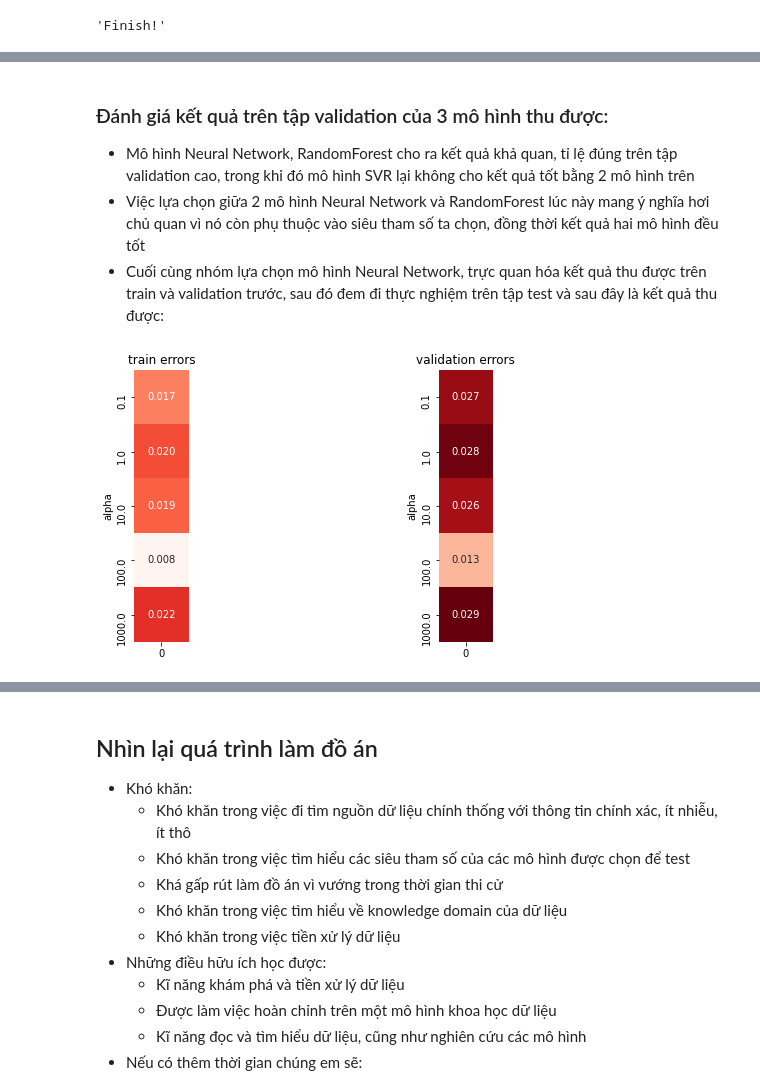
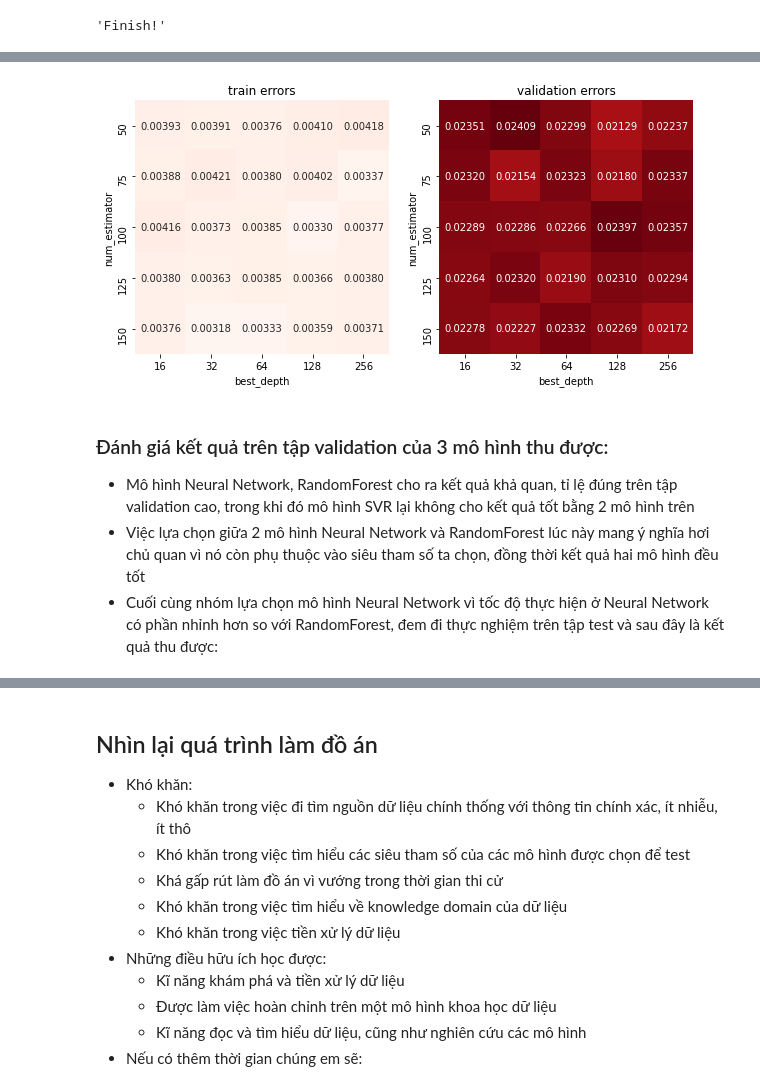
Before and after one commit to Sy-Pham/Final_DataScience_Project, a Jupyter notebook: Nutrients_Food_Analysis.ipynb, the cells around one changed output, grey strips where cells are left out. Saved outputs shown, nothing was run; the diff lists cells and outputs as text; code cells hidden in the pictures.

```diff
--- a/Nutrients_Food_Analysis.ipynb
+++ b/Nutrients_Food_Analysis.ipynb
@@ -487,6 +529,6 @@ print(best_val_err.round(3))
 - Sau khi có được mô hình, tạo full_pipeline3 gồm process_pipeline_full và mô hình RandomForestRegressor
 # %%
-random_forest = RandomForestRegressor(max_depth=2, random_state=0)
+random_forest = RandomForestRegressor()
 full_pipeline3 = make_pipeline(process_pipeline_full, random_forest)
 train_errs_3 = []
 val_errs_3 = []
@@ -533,27 +574,27 @@ print(best_val_err.round(3))
+# %%
+# Trực quan hóa kết quả
+train_errs_df = pd.DataFrame(data=np.array(train_errs_3).reshape(len(num_estimators), -1),
+                             index=num_estimators, columns=max_depths)
+val_errs_df = pd.DataFrame(data=np.array(val_errs_3).reshape(len(num_estimators), -1),
+                           index=num_estimators, columns=max_depths)
+min_err = min(min(train_errs_3), min(val_errs_3))
+max_err = max(max(train_errs_3), max(val_errs_3))
+plt.figure(figsize=(10, 5))
+plt.subplot(1, 2, 1)
+sns.heatmap(train_errs_df, vmin=min_err, vmax=max_err, square=True, annot=True,
+            cbar=False, fmt='.5f', cmap='Reds')
+plt.title('train errors'); plt.ylabel('num_estimator'); plt.xlabel('best_depth');
+plt.subplot(1, 2, 2)
+sns.heatmap(val_errs_df, vmin=min_err, vmax=max_err, square=True, annot=True,
+            cbar=False, fmt='.5f', cmap='Reds')
+plt.title('validation errors'); plt.ylabel('num_estimator'); plt.xlabel('best_depth');
+# %% [output]
+[figure, added]
 # %% [markdown]
 ### Đánh giá kết quả trên tập validation của 3 mô hình thu được:
 - Mô hình Neural Network, RandomForest cho ra kết quả khả quan, tỉ lệ đúng trên tập validation cao, trong khi đó mô hình SVR lại không cho kết quả tốt bằng 2 mô hình trên
 - Việc lựa chọn giữa 2 mô hình Neural Network và RandomForest lúc này mang ý nghĩa hơi chủ quan vì nó còn phụ thuộc vào siêu tham số ta chọn, đồng thời kết quả hai mô hình đều tốt
-- Cuối cùng nhóm lựa chọn mô hình Neural Network, trực quan hóa kết quả thu được trên train và validation trước, sau đó đem đi thực nghiệm trên tập test và sau đây là kết quả thu được:
+- Cuối cùng nhóm lựa chọn mô hình Neural Network vì tốc độ thực hiện ở Neural Network có phần nhỉnh hơn so với RandomForest, đem đi thực nghiệm trên tập test và sau đây là kết quả thu được:
-# %%
-# Trực quan hóa kết quả
-train_errs_df = pd.DataFrame(data=np.array(train_errs_1).reshape(len(alphas), -1),
-                             index=alphas)
-val_errs_df = pd.DataFrame(data=np.array(val_errs_1).reshape(len(alphas), -1),
-                           index=alphas)
-min_err = min(min(train_errs_1), min(val_errs_1))
-max_err = max(max(train_errs_1), max(val_errs_1))
-plt.figure(figsize=(10, 5))
-plt.subplot(1, 2, 1)
-sns.heatmap(train_errs_df, vmin=min_err, vmax=max_err, square=True, annot=True,
-            cbar=False, fmt='.3f', cmap='Reds')
-plt.title('train errors'); plt.ylabel('alpha')
-plt.subplot(1, 2, 2)
-sns.heatmap(val_errs_df, vmin=min_err, vmax=max_err, square=True, annot=True,
-            cbar=False, fmt='.3f', cmap='Reds')
-plt.title('validation errors'); plt.ylabel('alpha');
-# %% [output]
-[figure, removed]
 # %%
 # Chạy fit trên tập X_train_df, tập này chính là X_train + X_val ở trên, thực hiện dự đoán trên X_test
 full_pipeline.set_params(mlpregressor__alpha=best_alpha)
```
Also changed, not shown: parts of 14 cells of this notebook, 2 other files.
